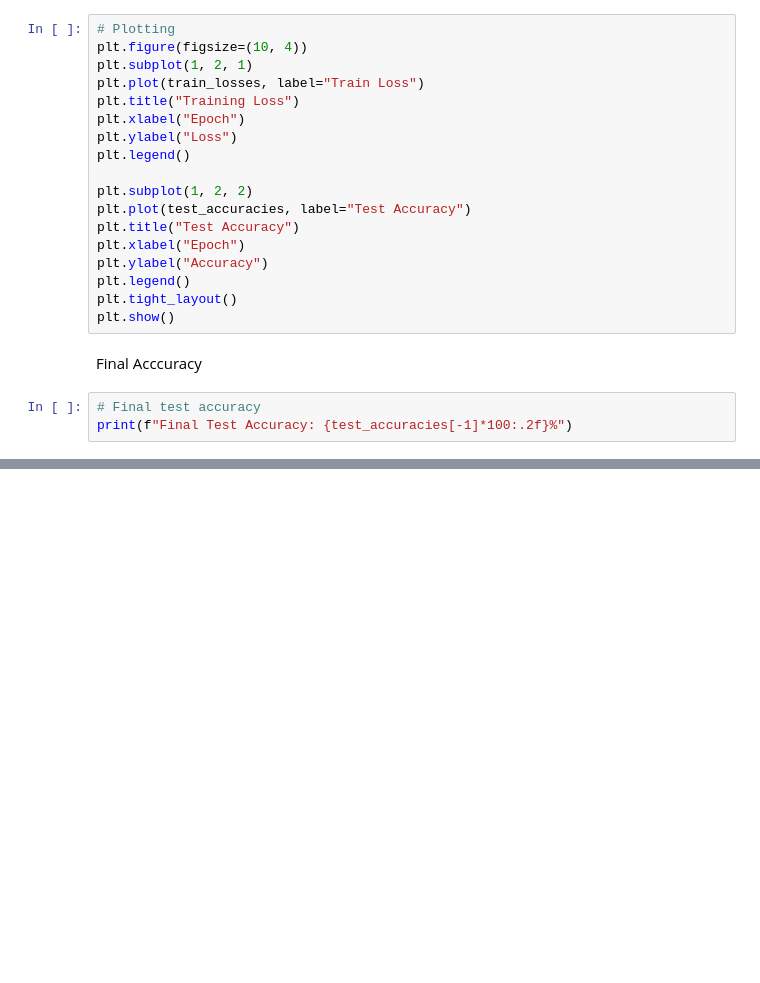
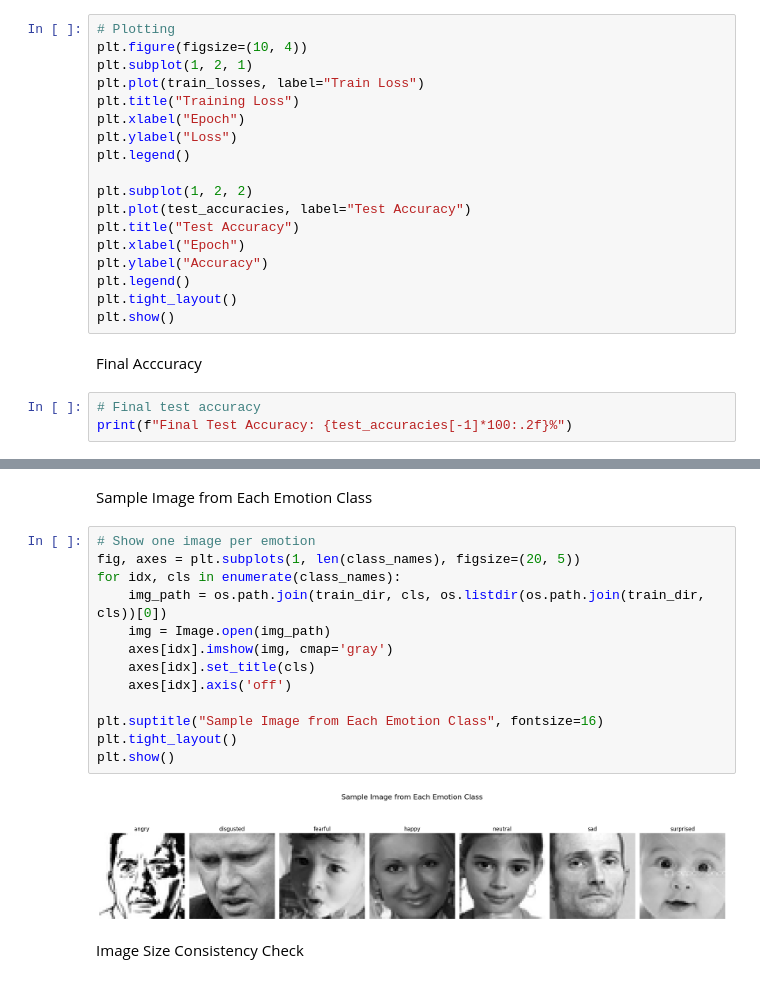
Before and after one commit to Sevnhutsjr/ST311_Group11_Project, a Jupyter notebook: images_EDA.ipynb, the cells around one changed output, grey strips where cells are left out. Saved outputs shown, nothing was run; the diff lists cells and outputs as text; blank space fills up the shorter version.

```diff
--- a/images_EDA.ipynb
+++ b/images_EDA.ipynb
@@ -361,0 +420,19 @@ print(f"Final Test Accuracy: {test_accuracies[-1]*100:.2f}%")
+# %% [markdown]
+Sample Image from Each Emotion Class
+# %%
+# Show one image per emotion
+fig, axes = plt.subplots(1, len(class_names), figsize=(20, 5))
+for idx, cls in enumerate(class_names):
+    img_path = os.path.join(train_dir, cls, os.listdir(os.path.join(train_dir, cls))[0])
+    img = Image.open(img_path)
+    axes[idx].imshow(img, cmap='gray')
+    axes[idx].set_title(cls)
+    axes[idx].axis('off')
+
+plt.suptitle("Sample Image from Each Emotion Class", fontsize=16)
+plt.tight_layout()
+plt.show()
+# %% [output]
+[figure, added]
+# %% [markdown]
+Image Size Consistency Check
```
Also changed, not shown: parts of 11 cells of this notebook.
